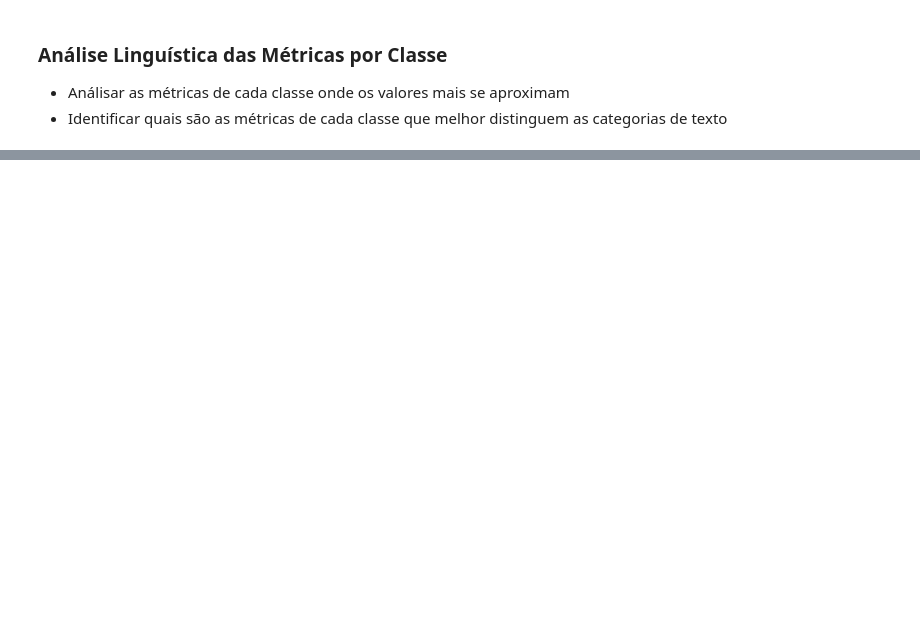
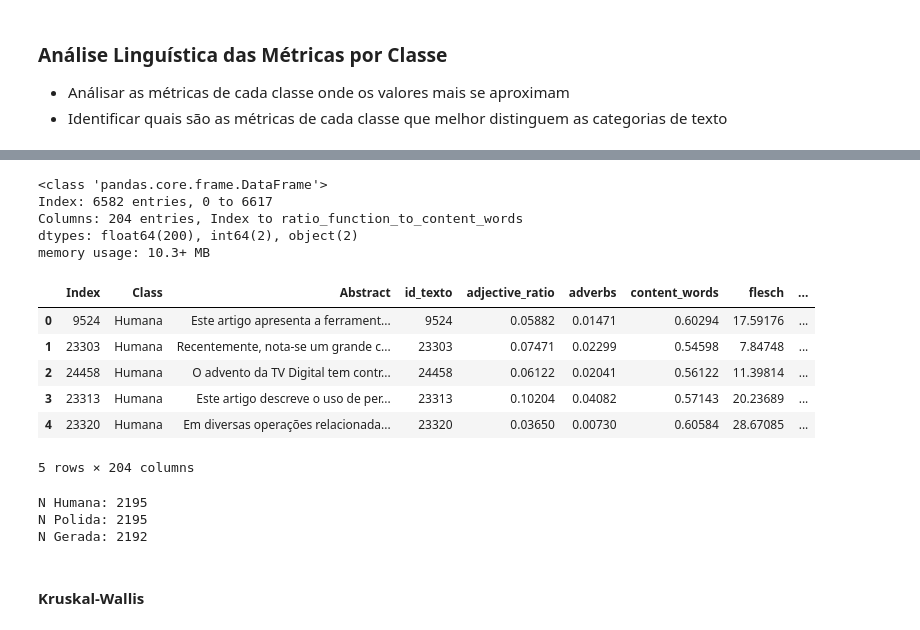
Before and after one commit to Thiago-Ruiz/Projeto-Mestrado, a Jupyter notebook: Analise-Linguistica/analise-linguistica.ipynb, the cells around one changed output, grey strips where cells are left out. Cells and saved outputs as stored; diff of their text form; code cells hidden in the pictures; blank space fills up the shorter version.

```diff
--- a/Analise-Linguistica/analise-linguistica.ipynb
+++ b/Analise-Linguistica/analise-linguistica.ipynb
@@ -46,0 +66,18 @@ memory usage: 10.3+ MB
+# %%
+df_main.info()
+# %% [output]
+<class 'pandas.core.frame.DataFrame'>
+Index: 6582 entries, 0 to 6617
+Columns: 204 entries, Index to ratio_function_to_content_words
+dtypes: float64(200), int64(2), object(2)
+memory usage: 10.3+ MB
+# %%
+df_main.head()
+# %% [output]
+|  | Index | Class | Abstract | id_texto | adjective_ratio | adverbs | content_words | flesch | ... |
+| 0 | 9524 | Humana | Este artigo apresenta a ferrament... | 9524 | 0.05882 | 0.01471 | 0.60294 | 17.59176 | ... |
+| 1 | 23303 | Humana | Recentemente, nota-se um grande c... | 23303 | 0.07471 | 0.02299 | 0.54598 | 7.84748 | ... |
+| 2 | 24458 | Humana | O advento da TV Digital tem contr... | 24458 | 0.06122 | 0.02041 | 0.56122 | 11.39814 | ... |
+| 3 | 23313 | Humana | Este artigo descreve o uso de per... | 23313 | 0.10204 | 0.04082 | 0.57143 | 20.23689 | ... |
+| 4 | 23320 | Humana | Em diversas operações relacionada... | 23320 | 0.03650 | 0.00730 | 0.60584 | 28.67085 | ... |
+5 rows × 204 columns
@@ -46,0 +92,10 @@ memory usage: 10.3+ MB
+# %%
+print("N Humana:", len(df_main_human_text))
+print("N Polida:", len(df_main_polished_ai_text))
+print("N Gerada:", len(df_main_generated_ai_text))
+# %% [output]
+N Humana: 2195
+N Polida: 2195
+N Gerada: 2192
+# %% [markdown]
+#### Kruskal-Wallis
```
Also changed, not shown: parts of 19 cells of this notebook, 5 other files.
